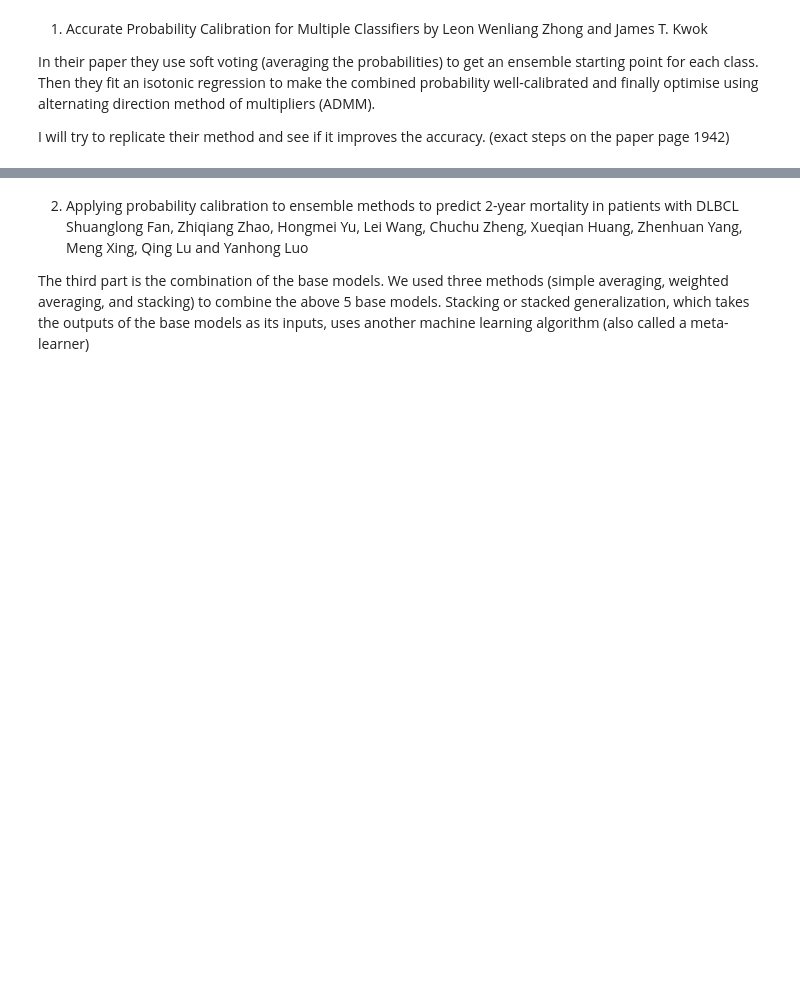
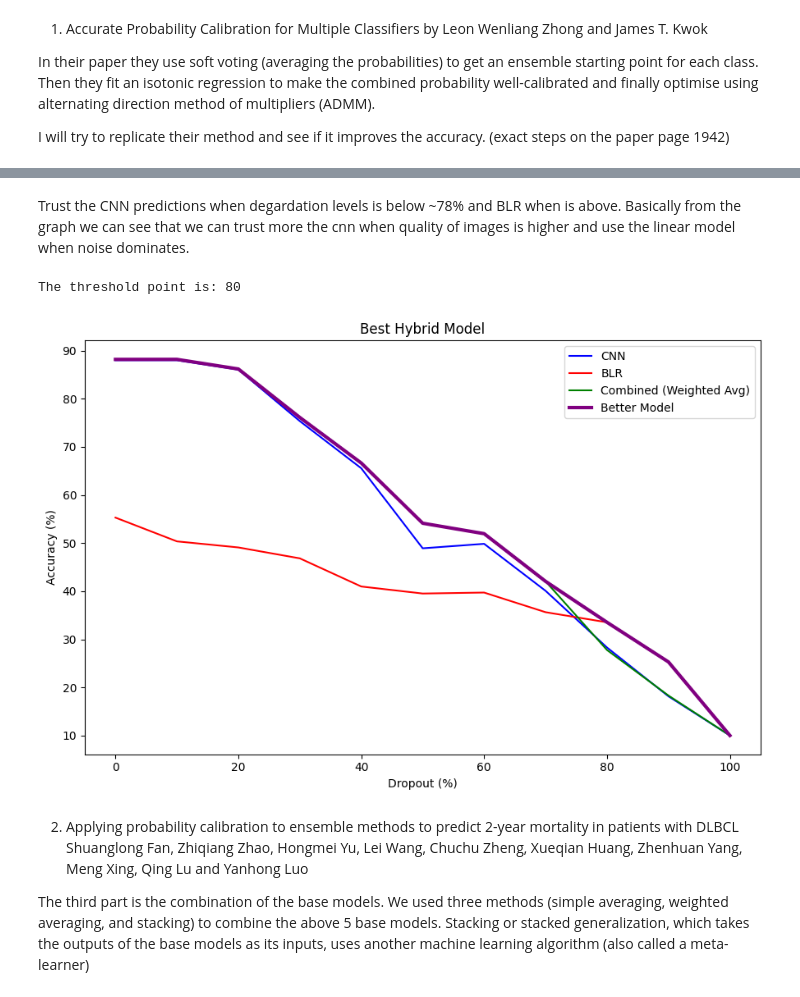
Before and after one commit to sssabere/Project_in_DataScience_Bayesian_DeepNeuralNetwork, a Jupyter notebook: Combine_CNN_BLR_ioanna.ipynb, the cells around one changed output, grey strips where cells are left out. Cells and saved outputs as stored; diff of their text form; code cells hidden in the pictures; blank space fills up the shorter version.

```diff
--- a/Combine_CNN_BLR_ioanna.ipynb
+++ b/Combine_CNN_BLR_ioanna.ipynb
@@ -386,3 +385,37 @@ plt.show()
+# %% [markdown]
+Trust the CNN predictions when degardation levels is below ~78% and BLR when is above. Basically from the graph we can see that we can trust more the cnn when quality of images is higher and use the linear model when noise dominates.
+# %%
+# Will try to create a hybrid that will take the max of weighted avg model and the part of BLR that exceeds it
+merged = (
+    results_df.rename(columns={"Acc (Weighted)":"Accuracy_Weighted"})[["Degradation","Accuracy_Weighted"]]
+    .merge(blr_results_df[["Degradation","Accuracy (%)"]].rename(columns={"Accuracy (%)":"Accuracy_BLR"}),
+           on="Degradation", how="inner")
+    .sort_values("Degradation"))
+
+# Construct the hybrid by picking the highest accuracy
+merged["Accuracy_Hybrid"] = merged[["Accuracy_Weighted","Accuracy_BLR"]].max(axis=1)
+
+# Find the part the models performed
+switch_idx = (merged["Accuracy_BLR"] >= merged["Accuracy_Weighted"]).idxmax()
+switch_deg = merged.loc[switch_idx, "Degradation"] if (merged["Accuracy_BLR"] >= merged["Accuracy_Weighted"]).any() else None
+
+print("The threshold point is:", switch_deg)
+
+plt.figure(figsize=(9,6))
+plt.plot(cnn_results_df["Degradation"], cnn_results_df["Accuracy (%)"], color = 'blue', label="CNN")
+plt.plot(blr_results_df["Degradation"], blr_results_df["Accuracy (%)"], color = 'red', label="BLR")
+plt.plot(results_df["Degradation"], results_df["Acc (Weighted)"], color = 'green', label="Combined (Weighted Avg)")
+plt.plot(merged["Degradation"], merged["Accuracy_Hybrid"], linewidth=3, color="purple", label="Better Model")
+
+plt.xlabel("Dropout (%)")
+plt.ylabel("Accuracy (%)")
+plt.title("Best Hybrid Model")
+plt.legend()
+plt.tight_layout()
+plt.show()
+# %% [output]
+The threshold point is: 80
+[figure, added]
 # %% [markdown]
 2. Applying probability calibration to ensemble methods to predict 2-year mortality in patients with DLBCL
 Shuanglong Fan, Zhiqiang Zhao, Hongmei Yu, Lei Wang, Chuchu Zheng, Xueqian Huang,
```
Also changed, not shown: parts of 46 cells of this notebook, 1 other file.
